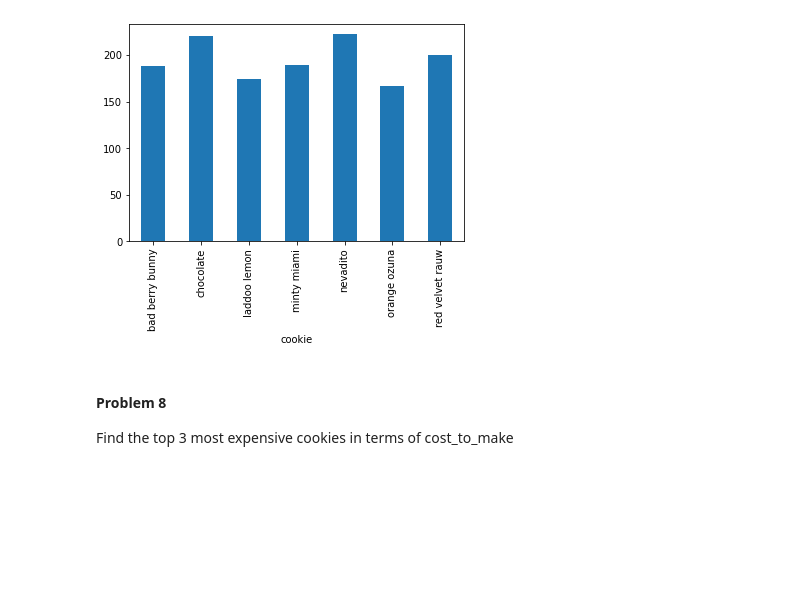
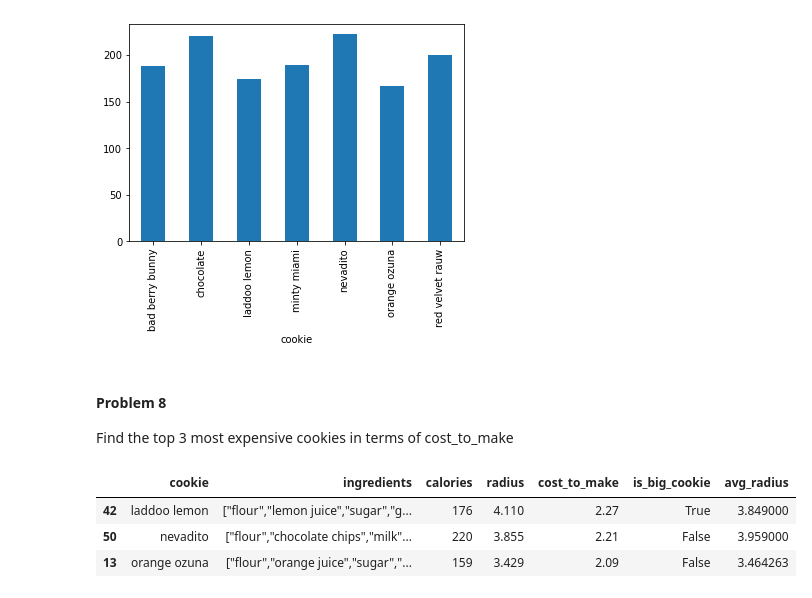
Before and after one commit to gallettilance/Data-Science-Fundamentals, a Jupyter notebook: labs/lab-02/lab02.ipynb, the cells around one changed output. Cells and saved outputs as stored; diff of their text form; code cells hidden in the pictures; blank space fills up the shorter version.

```diff
--- a/labs/lab-02/lab02.ipynb
+++ b/labs/lab-02/lab02.ipynb
@@ -379,5 +379,10 @@ cookies.groupby("cookie").calories.mean().plot(kind = "bar")
 
 Find the top 3 most expensive cookies in terms of cost_to_make
 # %%
-#Add your code here
-cookies.nlargest(3, )
+#Add your code here:
+cookies.nlargest(3, "cost_to_make")
+# %% [output]
+|  | cookie | ingredients | calories | radius | cost_to_make | is_big_cookie | avg_radius |
+| 42 | laddoo lemon | ["flour","lemon juice","sugar","g... | 176 | 4.110 | 2.27 | True | 3.849000 |
+| 50 | nevadito | ["flour","chocolate chips","milk"... | 220 | 3.855 | 2.21 | False | 3.959000 |
+| 13 | orange ozuna | ["flour","orange juice","sugar","... | 159 | 3.429 | 2.09 | False | 3.464263 |
```
